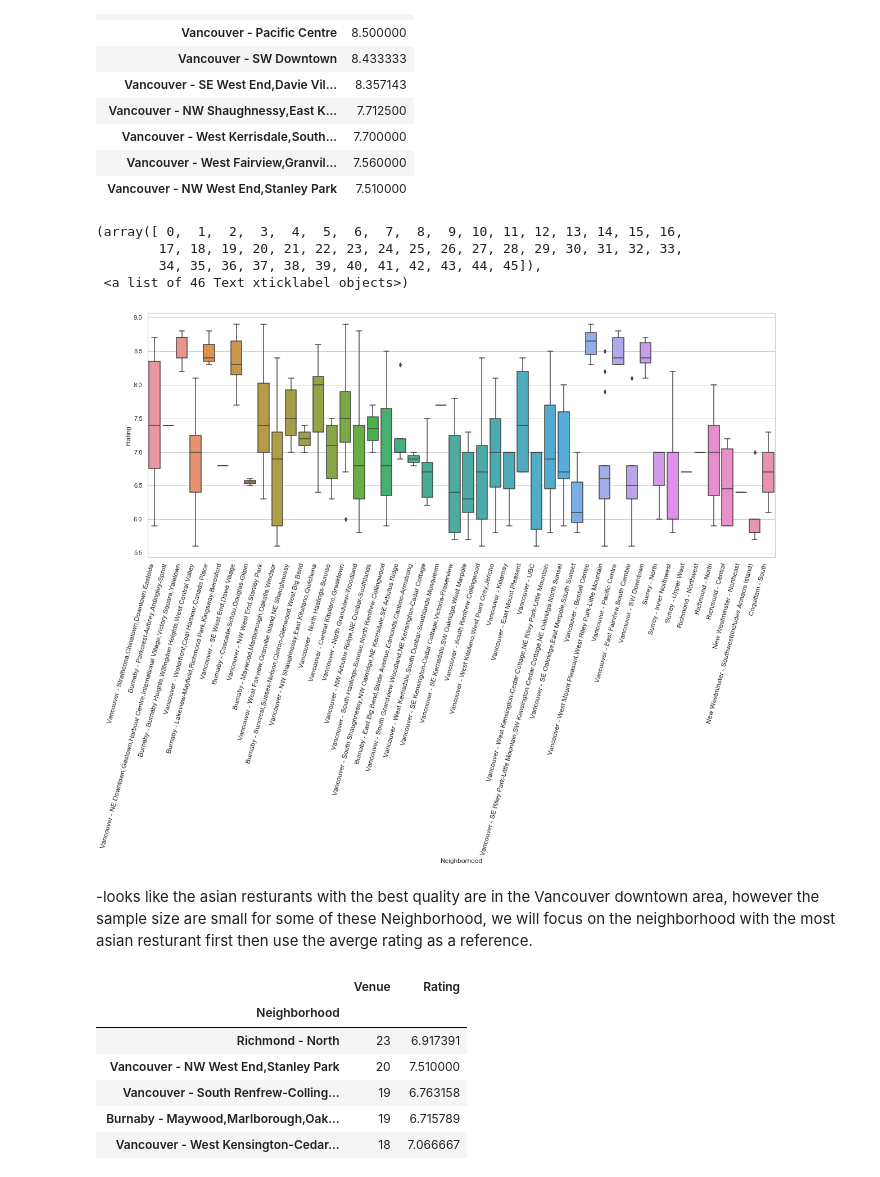
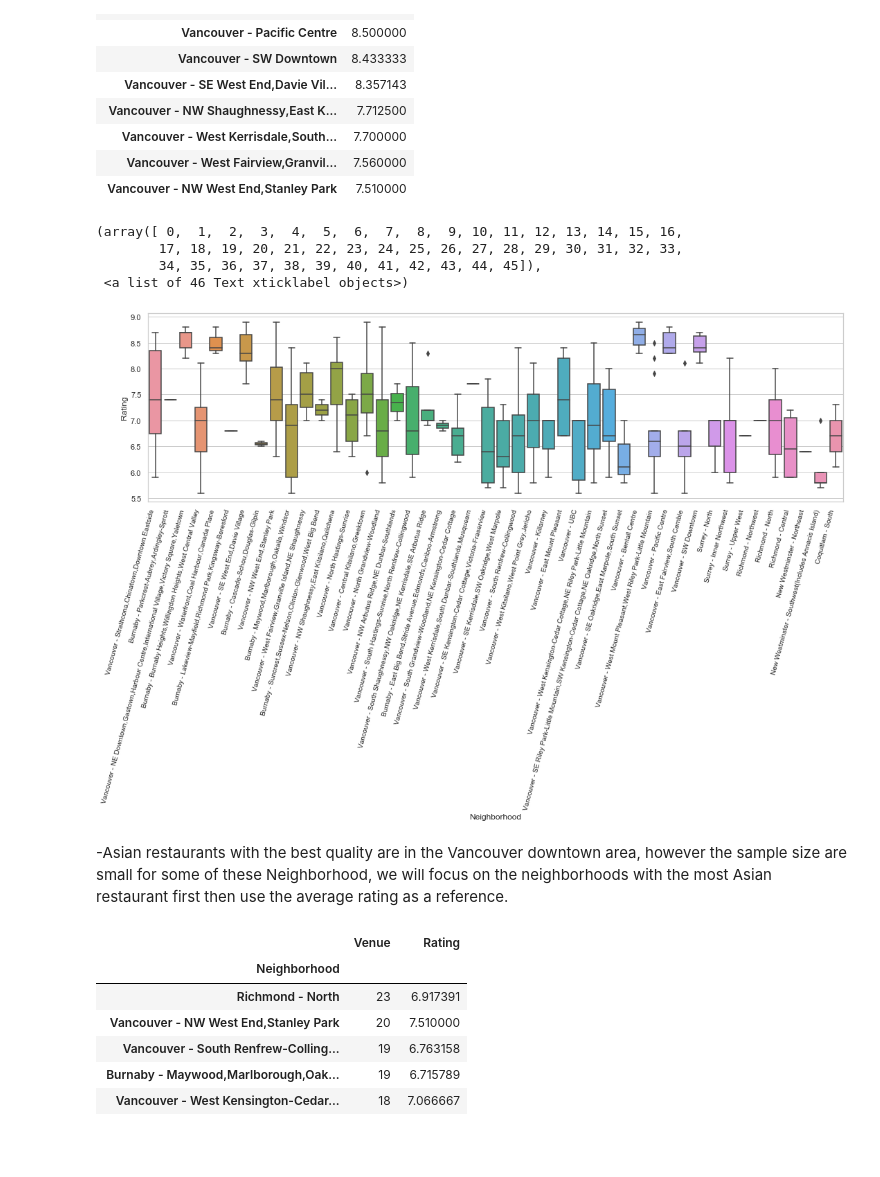
Before and after one commit to Leo-w17/Coursera_Capstone, a Jupyter notebook: Battle of neighborhood in Metro Vancouver.ipynb, the cells around one changed output. Saved outputs shown, nothing was run; the diff lists cells and outputs as text; code cells hidden in the pictures; blank space fills up the shorter version.

```diff
--- a/Battle of neighborhood in Metro Vancouver.ipynb
+++ b/Battle of neighborhood in Metro Vancouver.ipynb
@@ -706,22 +706,22 @@ bestquality.head(10)
 | Vancouver - NW West End,Stanley Park | 7.510000 |
 # %%
 # visualize the the ratings with the boxplot
-plt.figure(figsize=(20, 8))
+plt.figure(figsize=(18, 5))
 sns.set(style="whitegrid")
 ax = sns.boxplot(x=asianfood['Neighborhood'],y=asianfood['Rating'],data=asianfood)
 plt.xticks(
     rotation=75,
     horizontalalignment='right',
     fontweight='light',
-    fontsize='medium')
+    fontsize='small')
 # %% [output]
 (array([ 0,  1,  2,  3,  4,  5,  6,  7,  8,  9, 10, 11, 12, 13, 14, 15, 16,
         17, 18, 19, 20, 21, 22, 23, 24, 25, 26, 27, 28, 29, 30, 31, 32, 33,
         34, 35, 36, 37, 38, 39, 40, 41, 42, 43, 44, 45]),
  <a list of 46 Text xticklabel objects>)
-[figure, old version]
+[figure, new version]
 # %% [markdown]
--looks like the asian resturants with the best quality are in the Vancouver downtown area, however the sample size are small for some of these Neighborhood, we will focus on the neighborhood with the most asian resturant first then use the averge rating as a reference.
+-Asian restaurants with the best quality are in the Vancouver downtown area, however the sample size are small for some of these Neighborhood, we will focus on the neighborhoods with the most Asian restaurant first then use the average rating as a reference.
 # %%
 #lets add the ratings to top 10 neighborhoods has the best rating for asian food.
 df_top10=pd.merge(Mostvenues,bestquality,on='Neighborhood')
```
Also changed, not shown: parts of 12 cells of this notebook.
